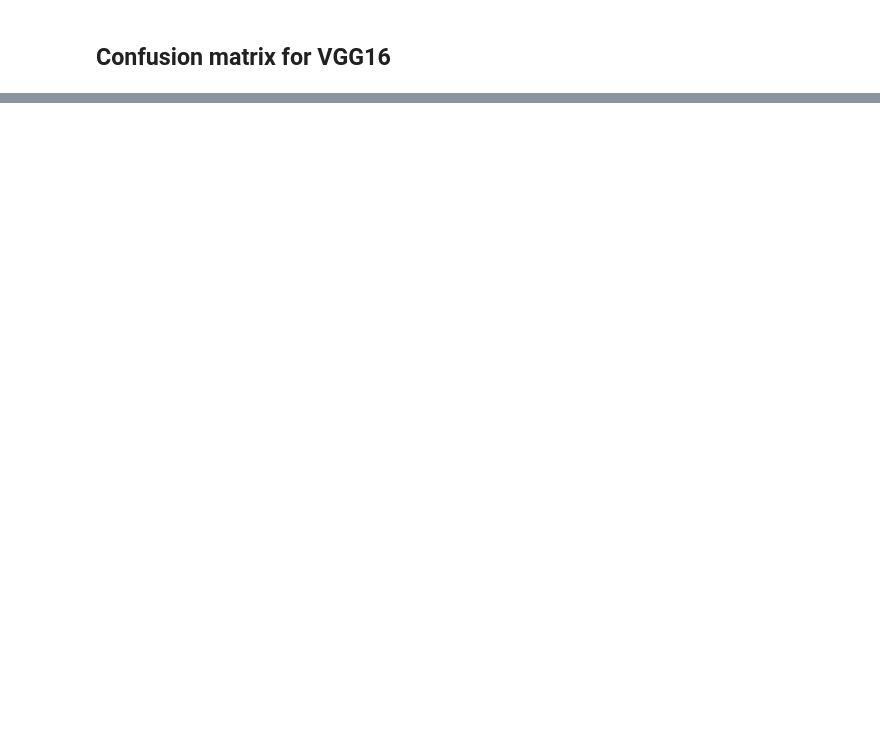
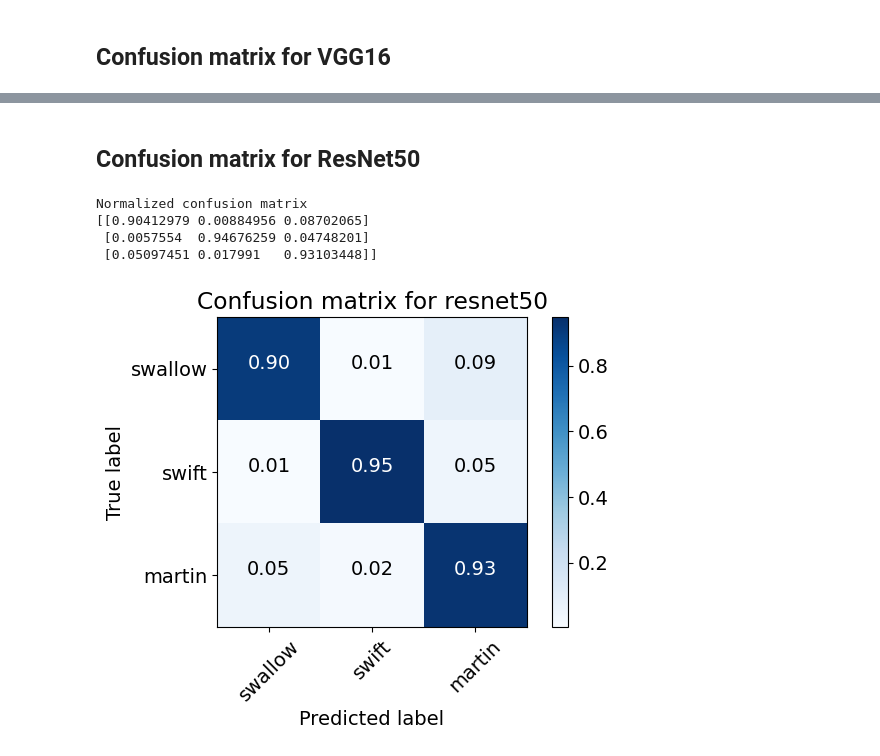
Before and after one commit to jgbeni/BirdPics, a Jupyter notebook: N3_model_evaluation.ipynb, the cells around one changed output, grey strips where cells are left out. Cells and saved outputs as stored; diff of their text form; code cells hidden in the pictures; blank space fills up the shorter version.

```diff
--- a/N3_model_evaluation.ipynb
+++ b/N3_model_evaluation.ipynb
@@ -125,0 +159,11 @@ model_eval.plot_confusion_matrix(all_labels[2,:], all_predictions[2,:], model_na
+# %% [markdown]
+## Confusion matrix for ResNet50
+# %%
+title = 'Confusion matrix for %s' %(model_names[2])
+model_eval.plot_confusion_matrix(all_labels[2,:], all_predictions[2,:], classes, normalize=True, title=title)
+# %% [output]
+Normalized confusion matrix
+[[0.90412979 0.00884956 0.08702065]
+ [0.0057554  0.94676259 0.04748201]
+ [0.05097451 0.017991   0.93103448]]
+[figure, added]
```
Also changed, not shown: parts of 6 cells of this notebook.
